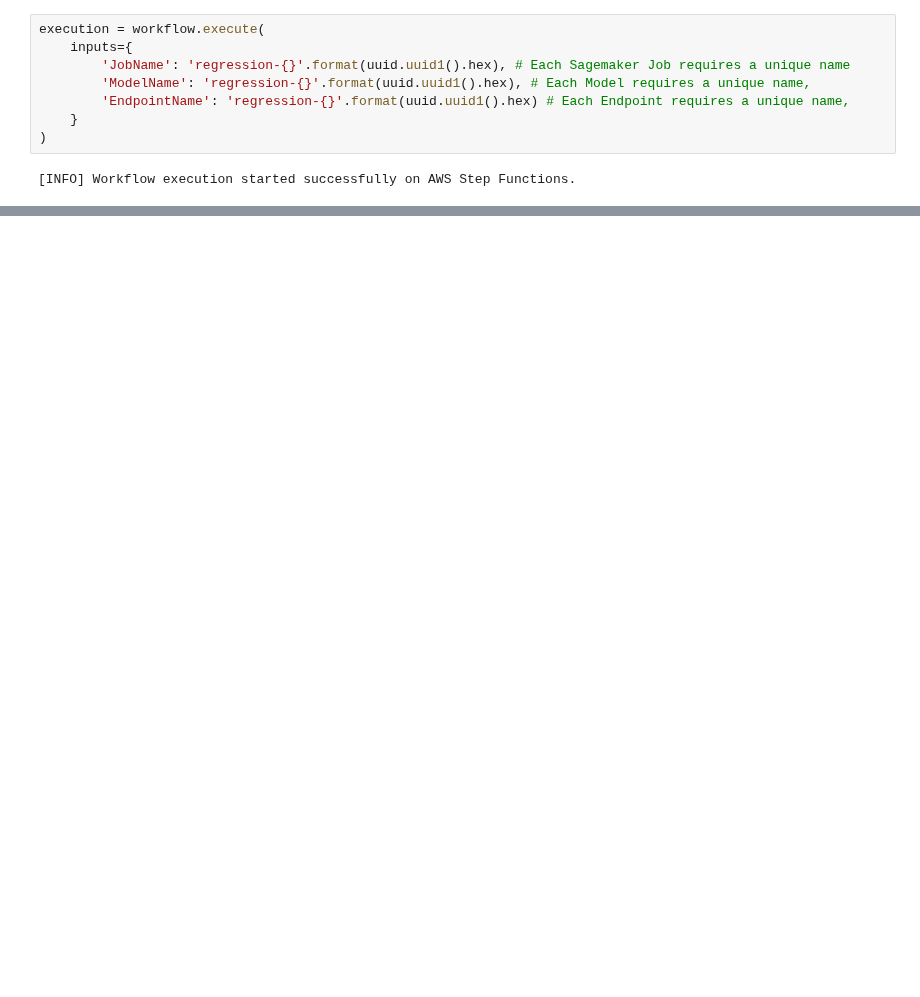
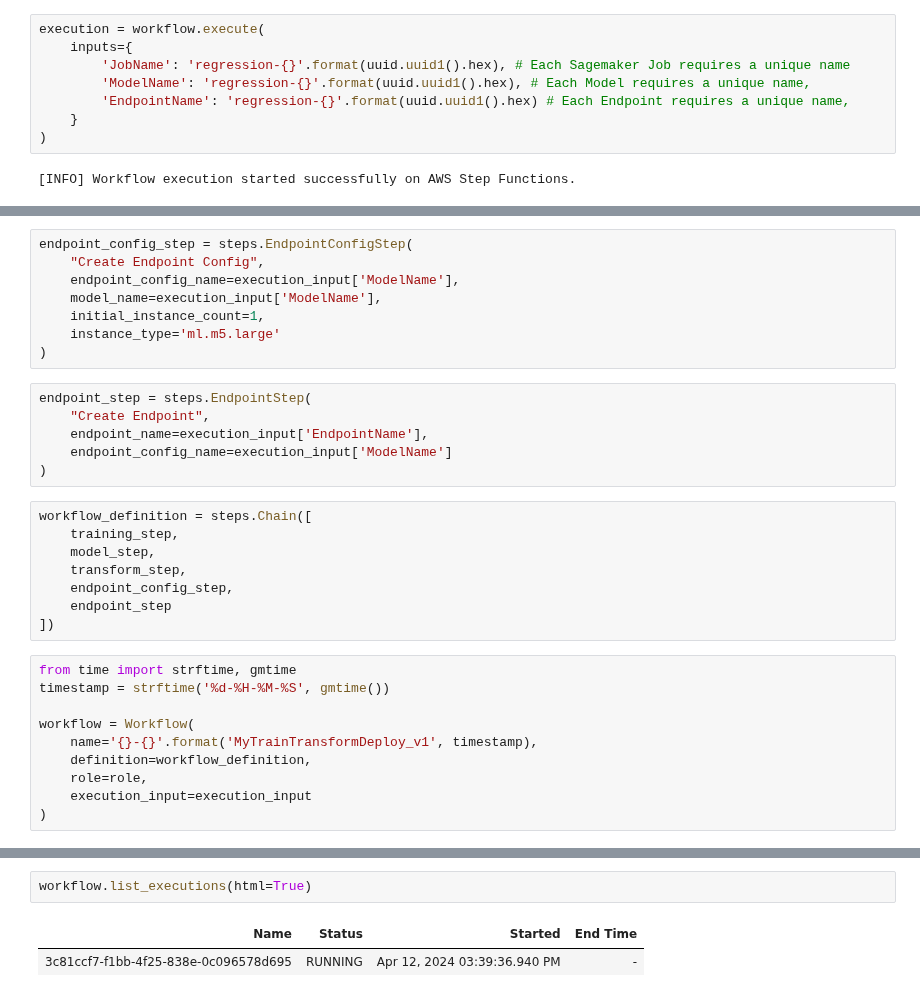
Before and after one commit to crederauk/terraform-aws-mlops-module, a Jupyter notebook: mlops_ml_models/model_retraining.ipynb, the cells around one changed output, grey strips where cells are left out. Saved outputs shown, nothing was run; the diff lists cells and outputs as text; blank space fills up the shorter version.

```diff
--- a/mlops_ml_models/model_retraining.ipynb
+++ b/mlops_ml_models/model_retraining.ipynb
@@ -308,0 +389,32 @@ Workflow.list_workflows(html=True)
+# %%
+endpoint_config_step = steps.EndpointConfigStep(
+    "Create Endpoint Config",
+    endpoint_config_name=execution_input['ModelName'],
+    model_name=execution_input['ModelName'],
+    initial_instance_count=1,
+    instance_type='ml.m5.large'
+)
+# %%
+endpoint_step = steps.EndpointStep(
+    "Create Endpoint",
+    endpoint_name=execution_input['EndpointName'],
+    endpoint_config_name=execution_input['ModelName']
+)
+# %%
+workflow_definition = steps.Chain([
+    training_step,
+    model_step,
+    transform_step,
+    endpoint_config_step,
+    endpoint_step
+])
+# %%
+from time import strftime, gmtime
+timestamp = strftime('%d-%H-%M-%S', gmtime())
+
+workflow = Workflow(
+    name='{}-{}'.format('MyTrainTransformDeploy_v1', timestamp),
+    definition=workflow_definition,
+    role=role,
+    execution_input=execution_input
+)
@@ -308,0 +444,5 @@ Workflow.list_workflows(html=True)
+# %%
+workflow.list_executions(html=True)
+# %% [output]
+| Name | Status | Started | End Time |
+| 3c81ccf7-f1bb-4f25-838e-0c096578d695 | RUNNING | Apr 12, 2024 03:39:36.940 PM | - |
```
Also changed, not shown: parts of 17 cells of this notebook, 1 other file.
